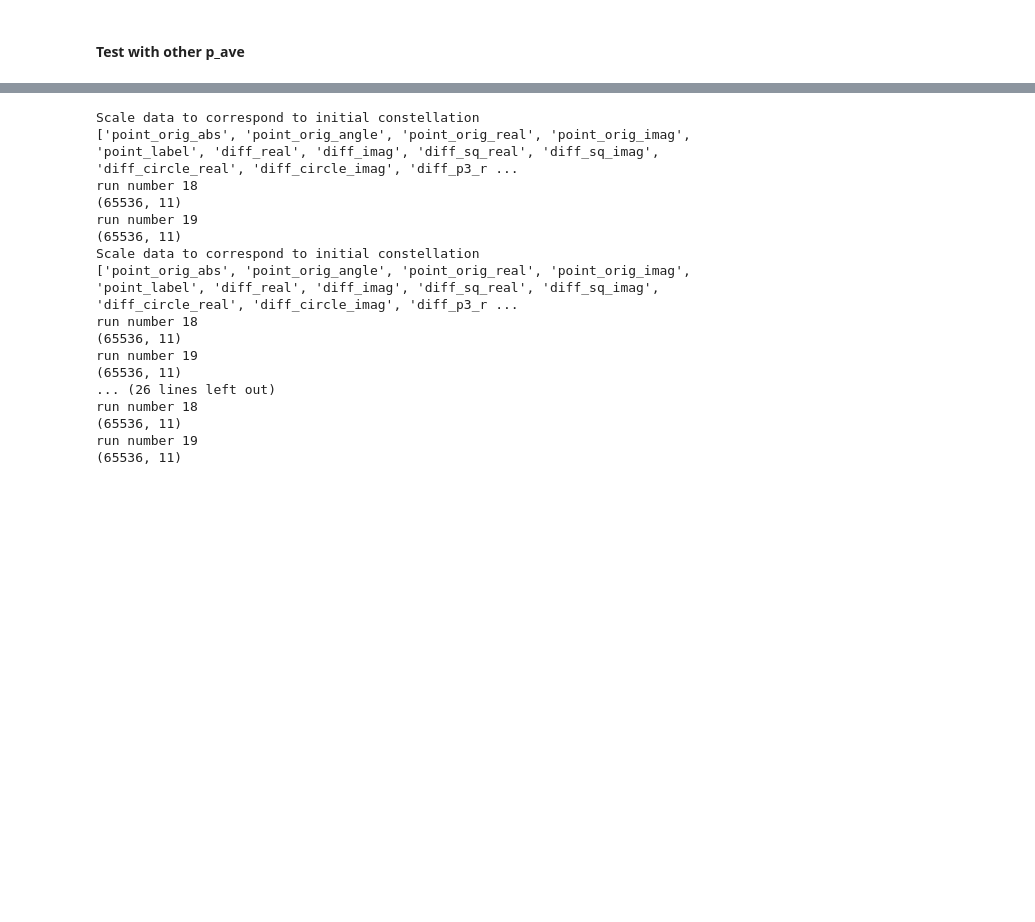
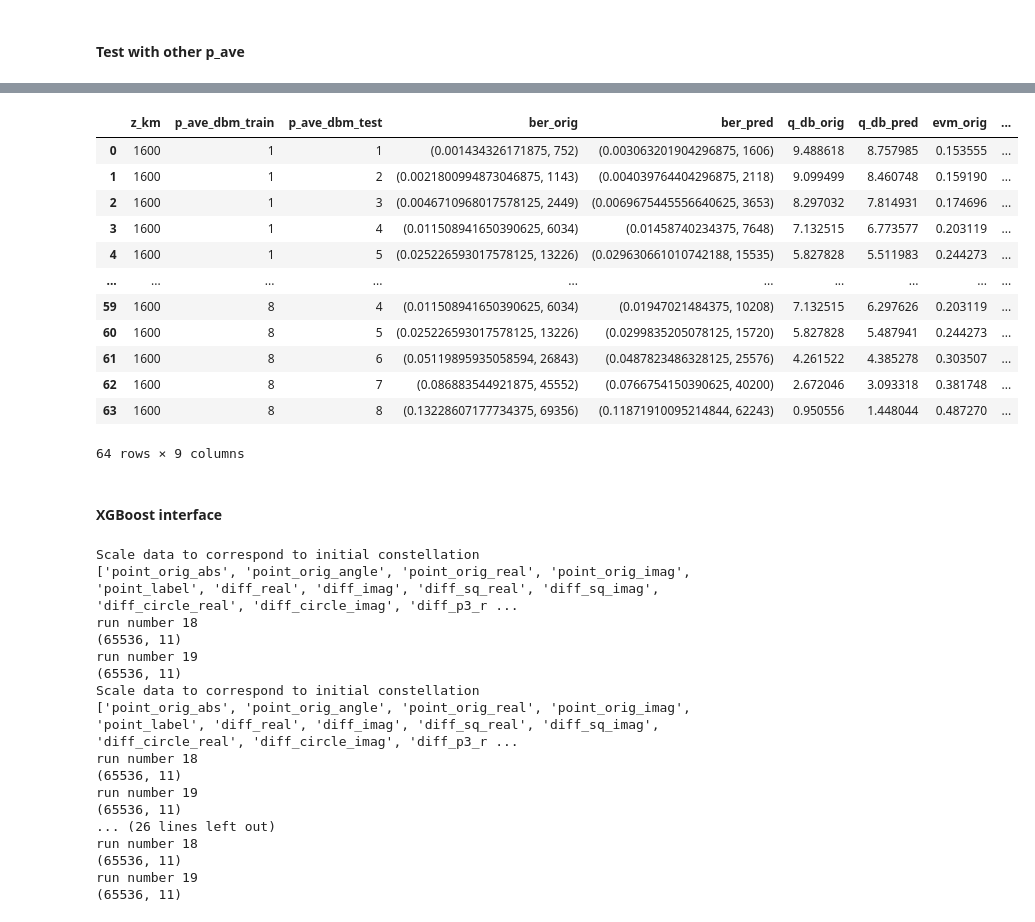
Before and after one commit to esf0/optcom-trees, a Jupyter notebook: playground.ipynb, the cells around one changed output, grey strips where cells are left out. Drawn from its saved outputs; the diff is of its cells as text; code cells hidden in the pictures; blank space fills up the shorter version.

```diff
--- a/playground.ipynb
+++ b/playground.ipynb
@@ -23,9 +33,4 @@ from estimator import *
 # %%
-# path_to_data = 'C:/Users/190243539/PycharmProjects/nn_essential/error_statistics/data/data_collected_3.pkl'
-# path_to_data = 'C:/Users/190243539/PycharmProjects/nn_essential/benchmark/data/data_collected_extended_wo_noise_1.pkl'
-# path_to_data_w_noise = 'C:/Users/190243539/PycharmProjects/nn_essential/benchmark/data/data_collected_extended_w_noise_1.pkl'
-path_to_data = '/users/1/190243539/files/data_collected_extended_wo_noise_2.pkl'
-path_to_data_w_noise = '/users/1/190243539/files/data_collected_extended_w_noise_2.pkl'
 
 df = pd.read_pickle(path_to_data)
 df_noise = pd.read_pickle(path_to_data_w_noise)
@@ -215,0 +256,13 @@ Scale data to correspond to initial constellation
+# %%
+# model has N trees
+
+evm_for_each_tree = []
+k_stop = 10  # I like that it sounds like k-pop
+k = 0
+for tree in model:
+    ber, evm = predict_and_eval_short((tree, ), X_for_test, points_init_for_test, p_ave_dbm, name='new data test')
+    evm_for_each_tree.append(evm)
+    if k == k_stop:
+        break
+
+evm_for_each_tree = np.array(evm_for_each_tree)
@@ -215,0 +526,24 @@ Scale data to correspond to initial constellation
+# %%
+paths_to_data = [path_to_data, path_to_data_w_noise]
+
+n_neighbours = 5
+
+train_runs = [k for k in range(18)]
+
+# train_runs = [0, 1, 2, 3, 4, 5, 6, 7, 8, 9]
+# train_runs = [0, 1, 2, 3, 4, 5, 6]
+# train_runs = [0, 1, 2]
+
+test_runs = [k for k in range(18, 20)]
+# test_runs = [0, 1]
+# test_runs = [8, 9]
+
+p_list=[1, 2, 3, 4, 5, 6, 7, 8]
+# p_ave_dbm = 6
+z_km = 80 * 20
+
+df_result_total = pd.DataFrame()
+
+for p_ave_dbm_current in p_list:
+    df_current = train_xgboost(paths_to_data, p_ave_dbm_current, z_km, train_runs, test_runs, p_list=p_list, data_type='wnwon_1')
+    df_result_total = pd.concat([df_result_total, df_current], ignore_index=True)
@@ -215,0 +692,18 @@ Scale data to correspond to initial constellation
+# %%
+df_result_total
+# %% [output]
+|  | z_km | p_ave_dbm_train | p_ave_dbm_test | ber_orig | ber_pred | q_db_orig | q_db_pred | evm_orig | ... |
+| 0 | 1600 | 1 | 1 | (0.001434326171875, 752) | (0.003063201904296875, 1606) | 9.488618 | 8.757985 | 0.153555 | ... |
+| 1 | 1600 | 1 | 2 | (0.0021800994873046875, 1143) | (0.004039764404296875, 2118) | 9.099499 | 8.460748 | 0.159190 | ... |
+| 2 | 1600 | 1 | 3 | (0.0046710968017578125, 2449) | (0.0069675445556640625, 3653) | 8.297032 | 7.814931 | 0.174696 | ... |
+| 3 | 1600 | 1 | 4 | (0.011508941650390625, 6034) | (0.01458740234375, 7648) | 7.132515 | 6.773577 | 0.203119 | ... |
+| 4 | 1600 | 1 | 5 | (0.025226593017578125, 13226) | (0.029630661010742188, 15535) | 5.827828 | 5.511983 | 0.244273 | ... |
+| ... | ... | ... | ... | ... | ... | ... | ... | ... | ... |
+| 59 | 1600 | 8 | 4 | (0.011508941650390625, 6034) | (0.01947021484375, 10208) | 7.132515 | 6.297626 | 0.203119 | ... |
+| 60 | 1600 | 8 | 5 | (0.025226593017578125, 13226) | (0.0299835205078125, 15720) | 5.827828 | 5.487941 | 0.244273 | ... |
+| 61 | 1600 | 8 | 6 | (0.05119895935058594, 26843) | (0.0487823486328125, 25576) | 4.261522 | 4.385278 | 0.303507 | ... |
+| 62 | 1600 | 8 | 7 | (0.086883544921875, 45552) | (0.0766754150390625, 40200) | 2.672046 | 3.093318 | 0.381748 | ... |
+| 63 | 1600 | 8 | 8 | (0.13228607177734375, 69356) | (0.11871910095214844, 62243) | 0.950556 | 1.448044 | 0.487270 | ... |
+64 rows × 9 columns
+# %% [markdown]
+#### XGBoost interface
```
Also changed, not shown: parts of 43 cells of this notebook, 3 other files.
